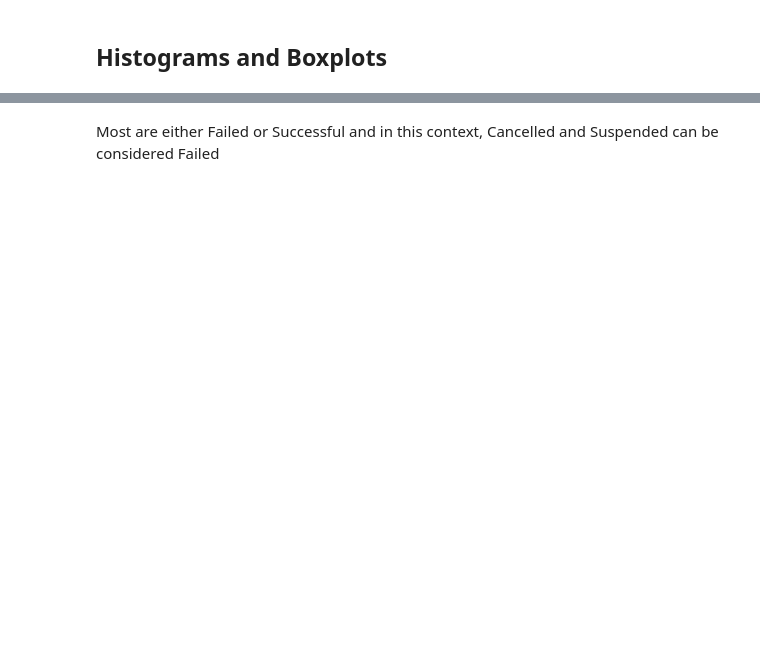
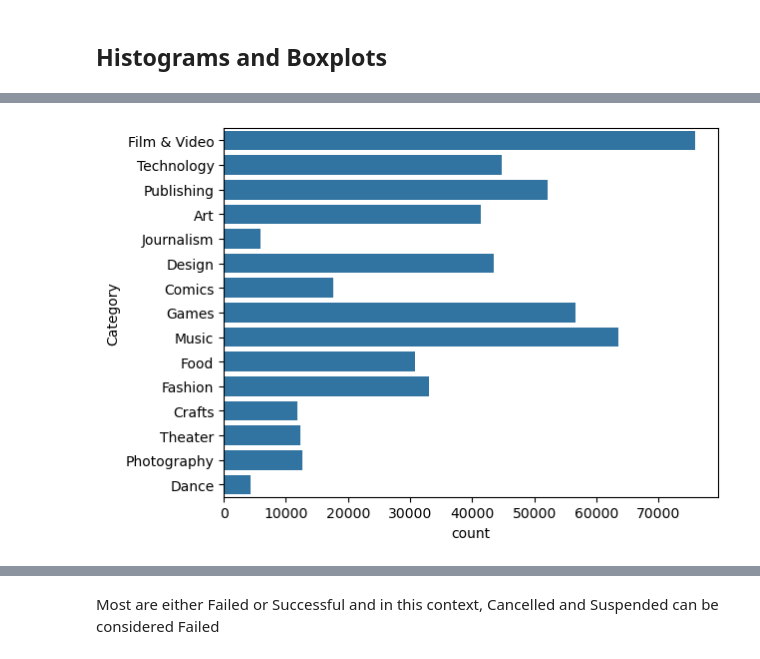
Before and after one commit to SBangarh/Kickstarter_Analysis, a Jupyter notebook: exploratory_analysis.ipynb, the cells around one changed output, grey strips where cells are left out. Cells and saved outputs as stored; diff of their text form; code cells hidden in the pictures; blank space fills up the shorter version.

```diff
--- a/exploratory_analysis.ipynb
+++ b/exploratory_analysis.ipynb
@@ -348,0 +417,5 @@ plot_counts(data, 'Project_Country', (10, 8))
+# %%
+# count plot for category
+count_plot(data, y_axis='Category')
+# %% [output]
+[figure, added]
```
Also changed, not shown: parts of 38 cells of this notebook.
